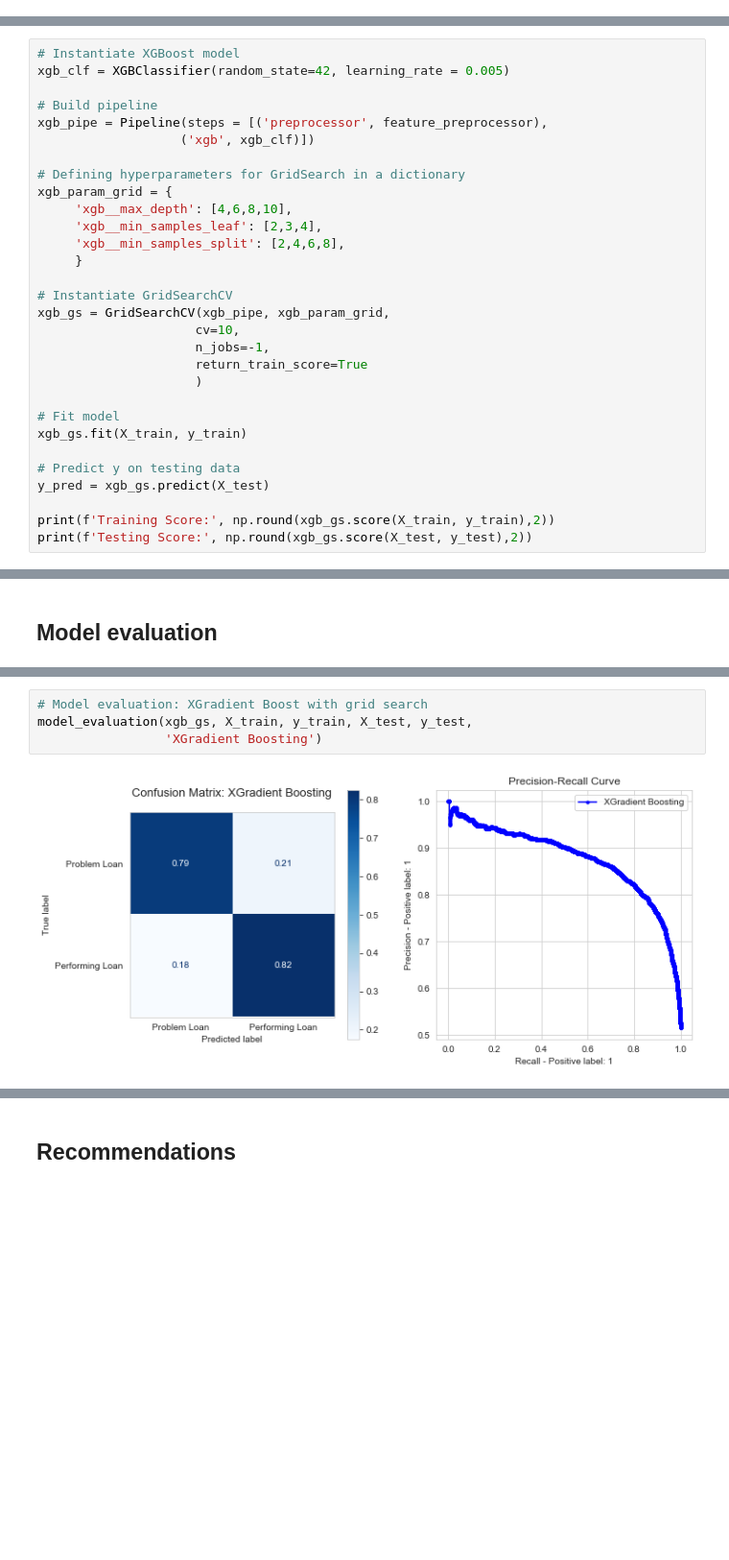
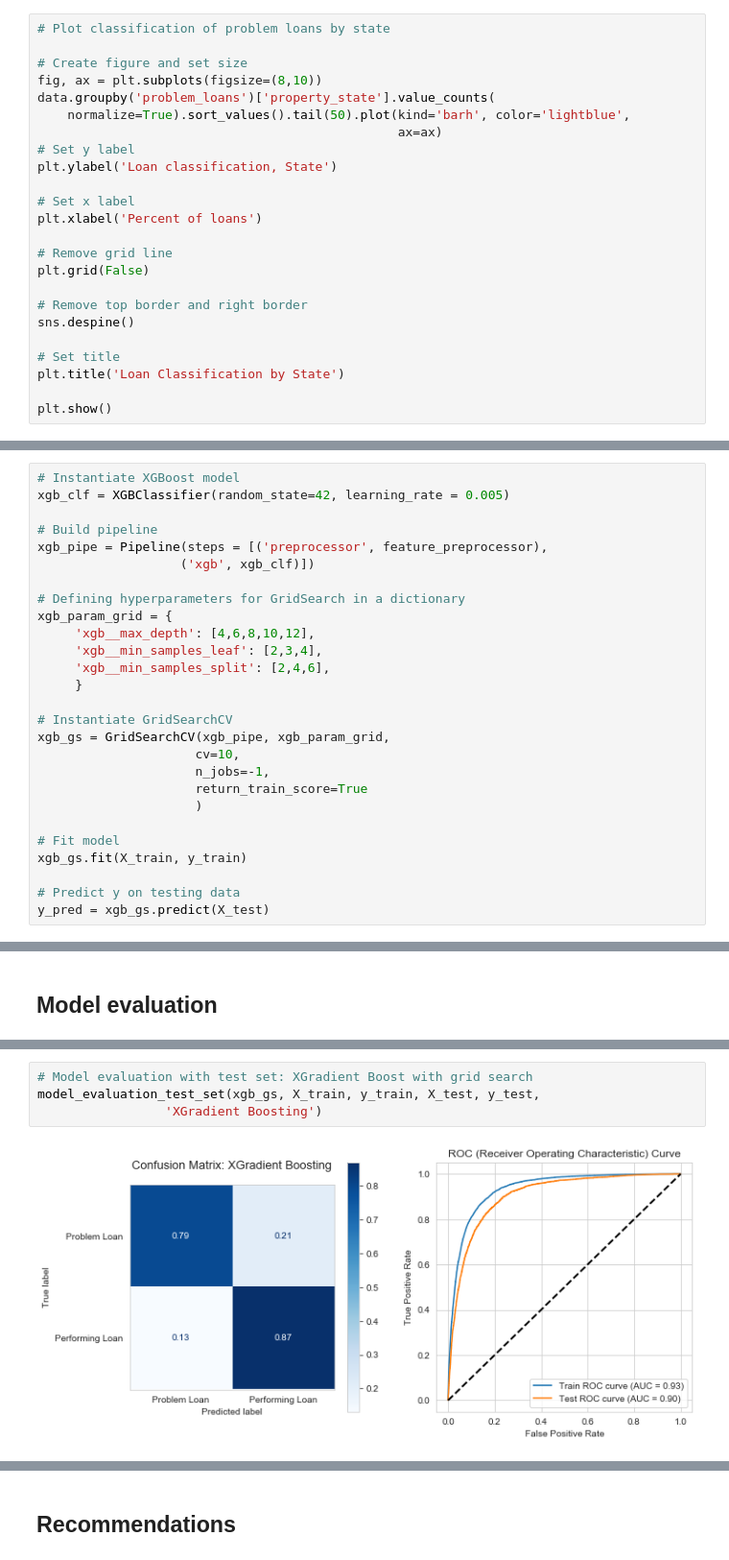
Before and after one commit to magalisolimano/predicting_problem_mortgages, a Jupyter notebook: notebook.ipynb, the cells around one changed output, grey strips where cells are left out. Shown at 96% size. Saved outputs shown, nothing was run; the diff lists cells and outputs as text; blank space fills up the shorter version.

```diff
--- a/notebook.ipynb
+++ b/notebook.ipynb
@@ -1120,3 +1093,27 @@ Name: occupancy_status, dtype: float64
 # %% [markdown]
 - Problem loans have higher share of primary home occupancy status than investment or secondary
 home status compared to performing loans.
+# %%
+# Plot classification of problem loans by state
+
+# Create figure and set size
+fig, ax = plt.subplots(figsize=(8,10))
+data.groupby('problem_loans')['property_state'].value_counts(
+    normalize=True).sort_values().tail(50).plot(kind='barh', color='lightblue',
+                                                ax=ax)
+# Set y label
+plt.ylabel('Loan classification, State')
+
+# Set x label
+plt.xlabel('Percent of loans')
+
+# Remove grid line
+plt.grid(False)
+
+# Remove top border and right border
+sns.despine()
+
+# Set title
+plt.title('Loan Classification by State')
+
+plt.show()
@@ -1848,9 +1848,9 @@ xgb_pipe = Pipeline(steps = [('preprocessor', feature_preprocessor),
 
 # Defining hyperparameters for GridSearch in a dictionary
 xgb_param_grid = {
-     'xgb__max_depth': [4,6,8,10],
+     'xgb__max_depth': [4,6,8,10,12],
      'xgb__min_samples_leaf': [2,3,4],
-     'xgb__min_samples_split': [2,4,6,8],
+     'xgb__min_samples_split': [2,4,6],
      }
 
 # Instantiate GridSearchCV
@@ -1865,7 +1865,4 @@ xgb_gs.fit(X_train, y_train)
 
 # Predict y on testing data
 y_pred = xgb_gs.predict(X_test)
-
-print(f'Training Score:', np.round(xgb_gs.score(X_train, y_train),2))
-print(f'Testing Score:', np.round(xgb_gs.score(X_test, y_test),2))
 # %% [output]
@@ -1976,11 +1953,11 @@ Area Under Precision-Recall Curve(AP): 0.92
 ----------------------------------------------------------
 ----------------------------------------------------------
 # %%
-# Model evaluation: XGradient Boost with grid search
-model_evaluation(xgb_gs, X_train, y_train, X_test, y_test,
+# Model evaluation with test set: XGradient Boost with grid search
+model_evaluation_test_set(xgb_gs, X_train, y_train, X_test, y_test,
                  'XGradient Boosting')
 # %% [output]
-[figure, old version]
+[figure, new version]
 ----------------------------------------------------------
 ----------------------------------------------------------
 XGradient Boosting
```
Also changed, not shown: parts of 77 cells of this notebook, 11 other files.
